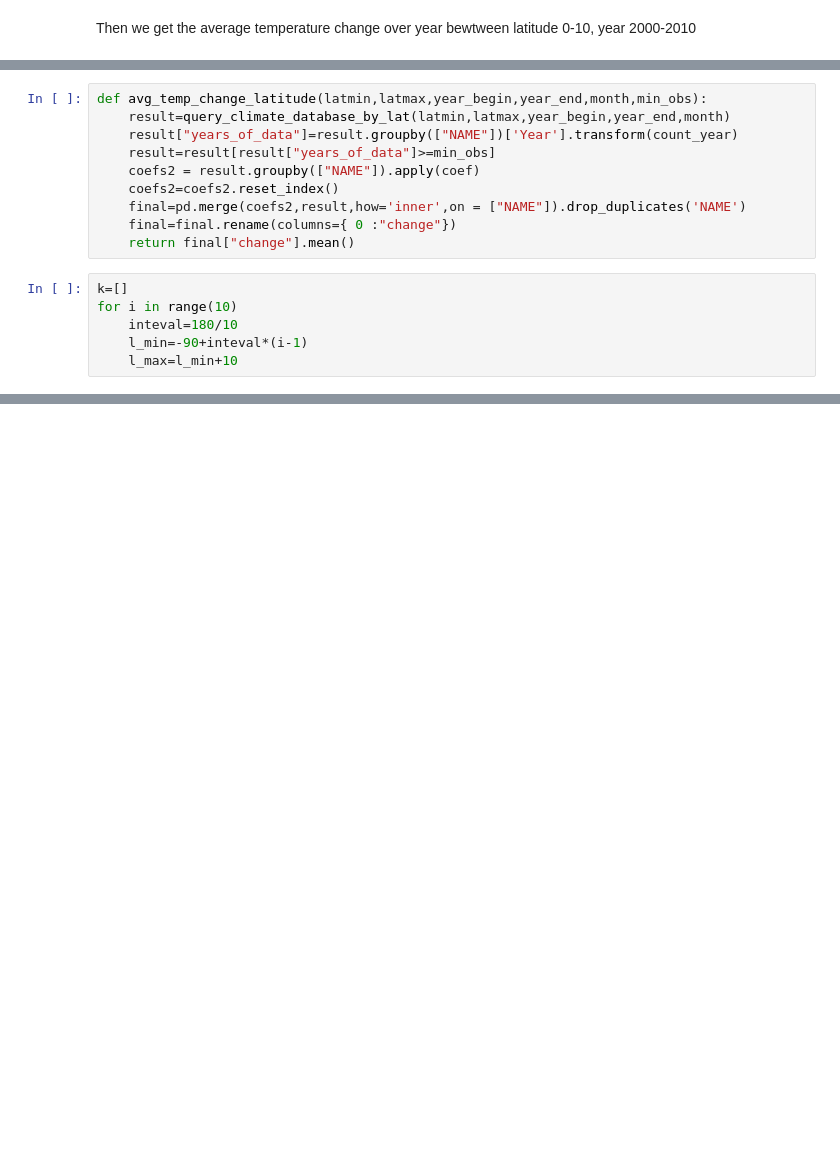
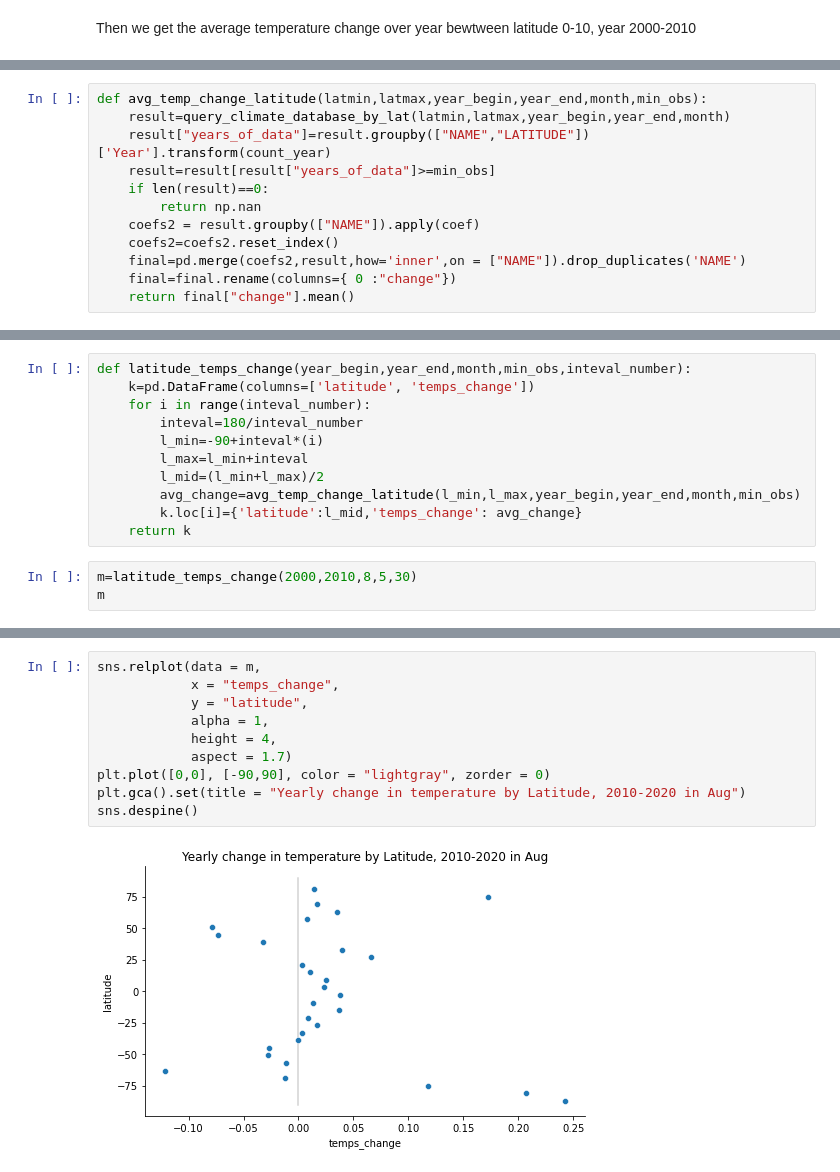
Before and after one commit to libbyrencc/post, a Jupyter notebook: post2.ipynb, the cells around one changed output, grey strips where cells are left out. Drawn from its saved outputs; the diff is of its cells as text; blank space fills up the shorter version.

```diff
--- a/post2.ipynb
+++ b/post2.ipynb
@@ -616,16 +635,12 @@ Now lets write the function
 # %%
 def avg_temp_change_latitude(latmin,latmax,year_begin,year_end,month,min_obs):
     result=query_climate_database_by_lat(latmin,latmax,year_begin,year_end,month)
-    result["years_of_data"]=result.groupby(["NAME"])['Year'].transform(count_year)
+    result["years_of_data"]=result.groupby(["NAME","LATITUDE"])['Year'].transform(count_year)
     result=result[result["years_of_data"]>=min_obs]
+    if len(result)==0:
+        return np.nan
     coefs2 = result.groupby(["NAME"]).apply(coef)
     coefs2=coefs2.reset_index()
     final=pd.merge(coefs2,result,how='inner',on = ["NAME"]).drop_duplicates('NAME')
     final=final.rename(columns={ 0 :"change"})
     return final["change"].mean()
-# %%
-k=[]
-for i in range(10)
-    inteval=180/10
-    l_min=-90+inteval*(i-1)
-    l_max=l_min+10
@@ -631,0 +655,14 @@ for i in range(10)
+# %%
+def latitude_temps_change(year_begin,year_end,month,min_obs,inteval_number):
+    k=pd.DataFrame(columns=['latitude', 'temps_change'])
+    for i in range(inteval_number):
+        inteval=180/inteval_number
+        l_min=-90+inteval*(i)
+        l_max=l_min+inteval
+        l_mid=(l_min+l_max)/2
+        avg_change=avg_temp_change_latitude(l_min,l_max,year_begin,year_end,month,min_obs)
+        k.loc[i]={'latitude':l_mid,'temps_change': avg_change}
+    return k
+# %%
+m=latitude_temps_change(2000,2010,8,5,30)
+m
@@ -631,0 +687,12 @@ for i in range(10)
+# %%
+sns.relplot(data = m,
+            x = "temps_change",
+            y = "latitude",
+            alpha = 1,
+            height = 4,
+            aspect = 1.7)
+plt.plot([0,0], [-90,90], color = "lightgray", zorder = 0)
+plt.gca().set(title = "Yearly change in temperature by Latitude, 2010-2020 in Aug")
+sns.despine()
+# %% [output]
+[figure, added]
```
Also changed, not shown: parts of 32 cells of this notebook.
